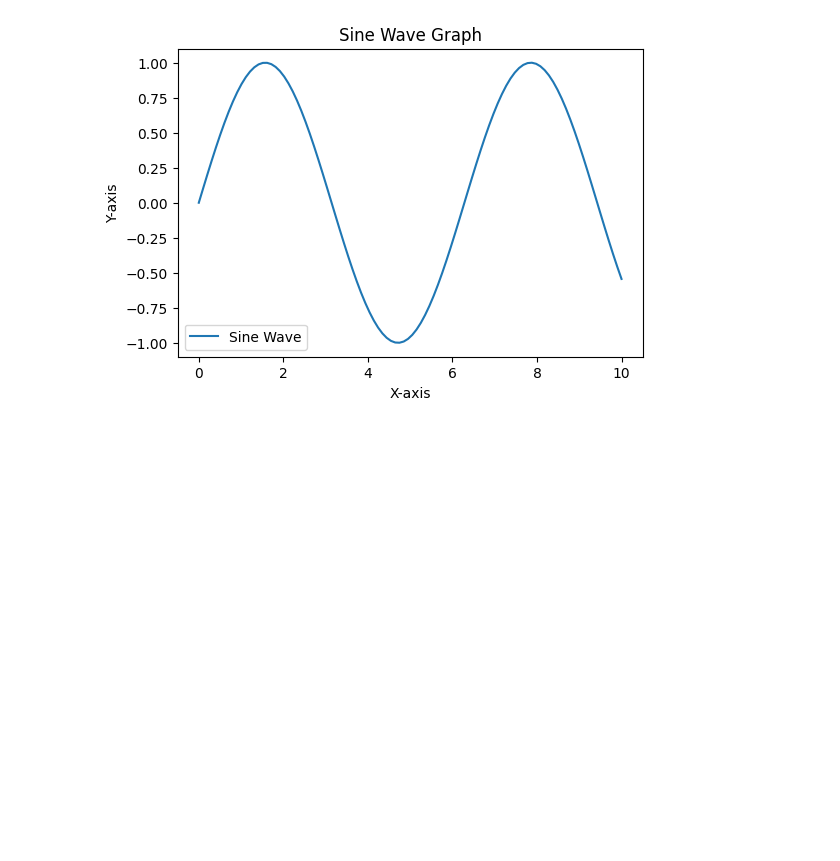
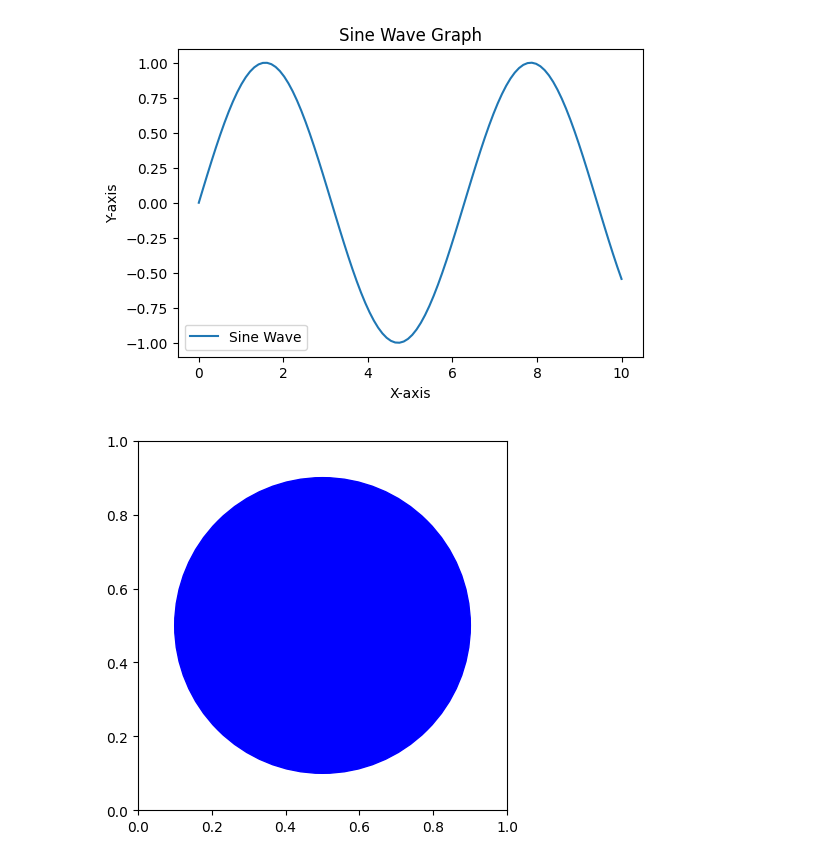
Before and after one commit to NiteshIITJ23/colab_test_repo, a Jupyter notebook: Untitled3.ipynb, the cells around one changed output. Drawn from its saved outputs; the diff is of its cells as text; code cells hidden in the pictures; blank space fills up the shorter version.

```diff
--- a/Untitled3.ipynb
+++ b/Untitled3.ipynb
@@ -19,3 +21,26 @@ plt.show()
 # %% [output]
 hi this is for github tutorial
 [figure]
+# %%
+import matplotlib.pyplot as plt
+
+# Create a figure and axis
+fig, ax = plt.subplots()
+
+# Add a circle to the plot
+circle = plt.Circle((0.5, 0.5), 0.4, color='blue', fill=True)
+
+# Add the circle to the axes
+ax.add_artist(circle)
+
+# Set the aspect of the plot to be equal
+ax.set_aspect('equal')
+
+# Set the limits of the plot
+ax.set_xlim(0, 1)
+ax.set_ylim(0, 1)
+
+# Display the plot
+plt.show()
+# %% [output]
+[figure, added]
```
Also changed, not shown: parts of 1 cell of this notebook.
